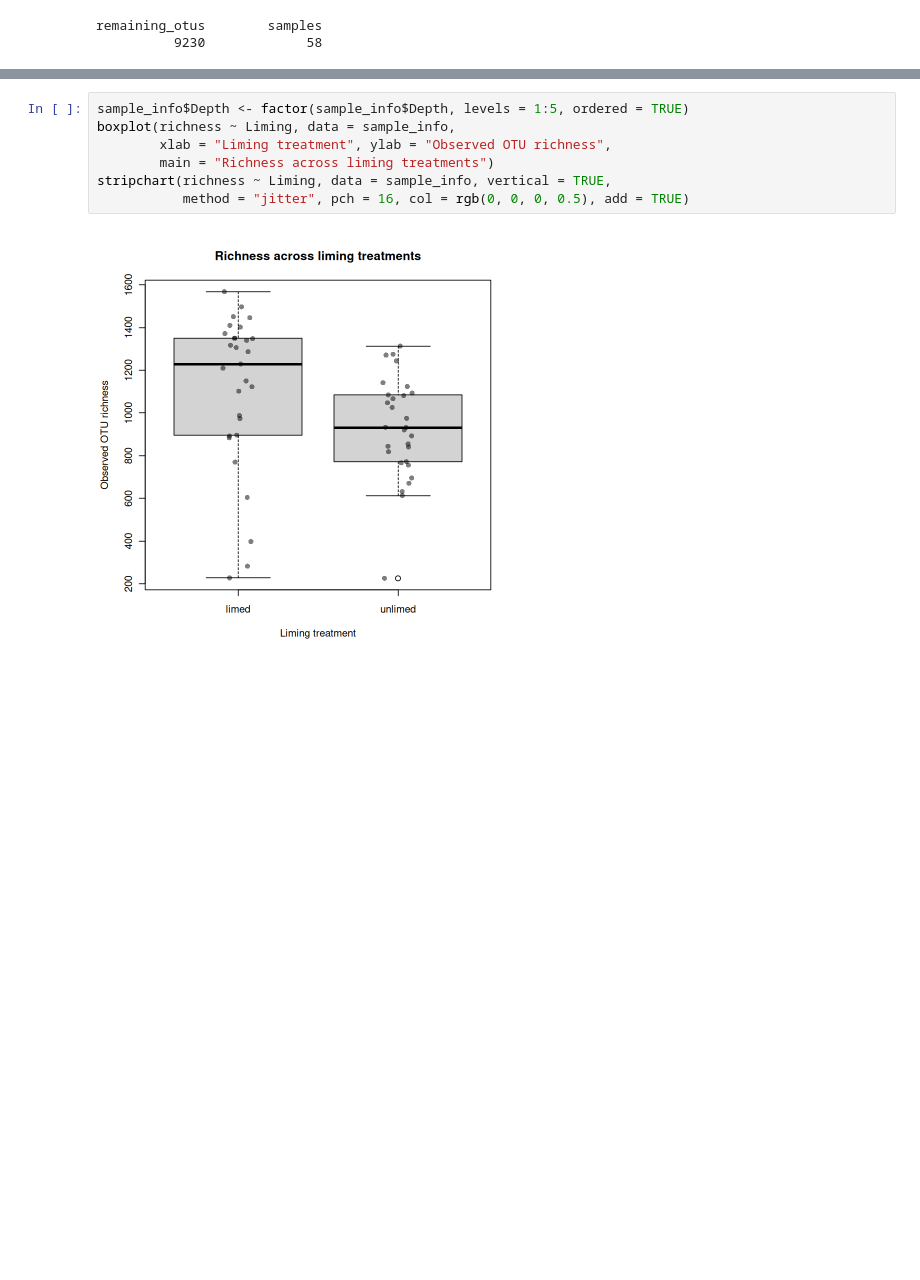
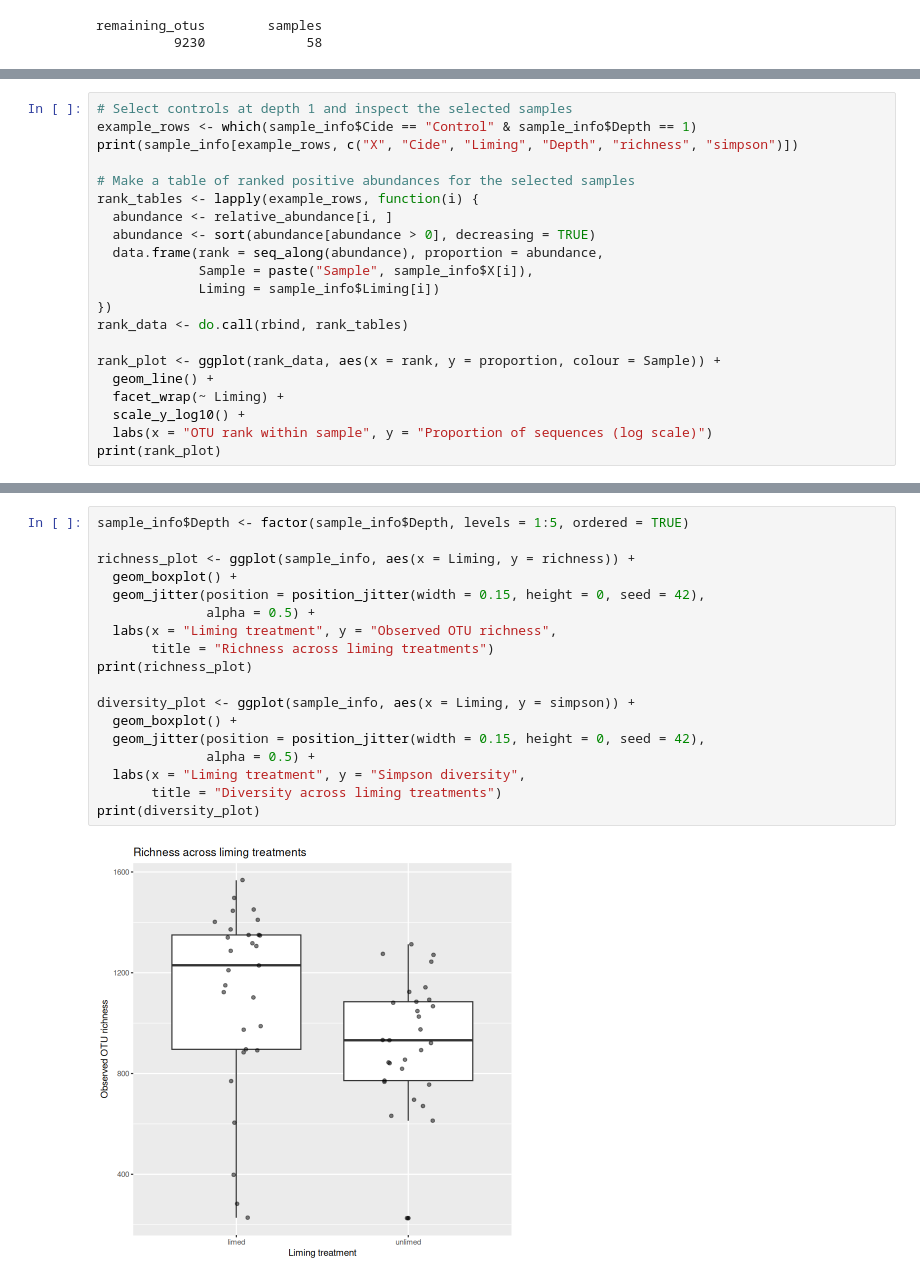
Before and after one commit to MulQuaBio/MQB, a Jupyter notebook: content/notebooks/microbiome-analysis.ipynb, the cells around one changed output, grey strips where cells are left out. Drawn from its saved outputs; the diff is of its cells as text; blank space fills up the shorter version.

```diff
--- a/content/notebooks/microbiome-analysis.ipynb
+++ b/content/notebooks/microbiome-analysis.ipynb
@@ -180,0 +328,21 @@ The counts have already undergone processing and approximate subsampling, but th
+# %%
+# Select controls at depth 1 and inspect the selected samples
+example_rows <- which(sample_info$Cide == "Control" & sample_info$Depth == 1)
+print(sample_info[example_rows, c("X", "Cide", "Liming", "Depth", "richness", "simpson")])
+
+# Make a table of ranked positive abundances for the selected samples
+rank_tables <- lapply(example_rows, function(i) {
+  abundance <- relative_abundance[i, ]
+  abundance <- sort(abundance[abundance > 0], decreasing = TRUE)
+  data.frame(rank = seq_along(abundance), proportion = abundance,
+             Sample = paste("Sample", sample_info$X[i]),
+             Liming = sample_info$Liming[i])
+})
+rank_data <- do.call(rbind, rank_tables)
+
+rank_plot <- ggplot(rank_data, aes(x = rank, y = proportion, colour = Sample)) +
+  geom_line() +
+  facet_wrap(~ Liming) +
+  scale_y_log10() +
+  labs(x = "OTU rank within sample", y = "Proportion of sequences (log scale)")
+print(rank_plot)
@@ -185,9 +380,20 @@ Begin with a simple plot, then try another grouping or a different visual repres
 # %%
 sample_info$Depth <- factor(sample_info$Depth, levels = 1:5, ordered = TRUE)
-boxplot(richness ~ Liming, data = sample_info,
-        xlab = "Liming treatment", ylab = "Observed OTU richness",
-        main = "Richness across liming treatments")
-stripchart(richness ~ Liming, data = sample_info, vertical = TRUE,
-           method = "jitter", pch = 16, col = rgb(0, 0, 0, 0.5), add = TRUE)
+
+richness_plot <- ggplot(sample_info, aes(x = Liming, y = richness)) +
+  geom_boxplot() +
+  geom_jitter(position = position_jitter(width = 0.15, height = 0, seed = 42),
+              alpha = 0.5) +
+  labs(x = "Liming treatment", y = "Observed OTU richness",
+       title = "Richness across liming treatments")
+print(richness_plot)
+
+diversity_plot <- ggplot(sample_info, aes(x = Liming, y = simpson)) +
+  geom_boxplot() +
+  geom_jitter(position = position_jitter(width = 0.15, height = 0, seed = 42),
+              alpha = 0.5) +
+  labs(x = "Liming treatment", y = "Simpson diversity",
+       title = "Diversity across liming treatments")
+print(diversity_plot)
 # %% [output]
-[figure, old version]
+[figure, new version]
```
Also changed, not shown: parts of 45 cells of this notebook, 1 other file.
